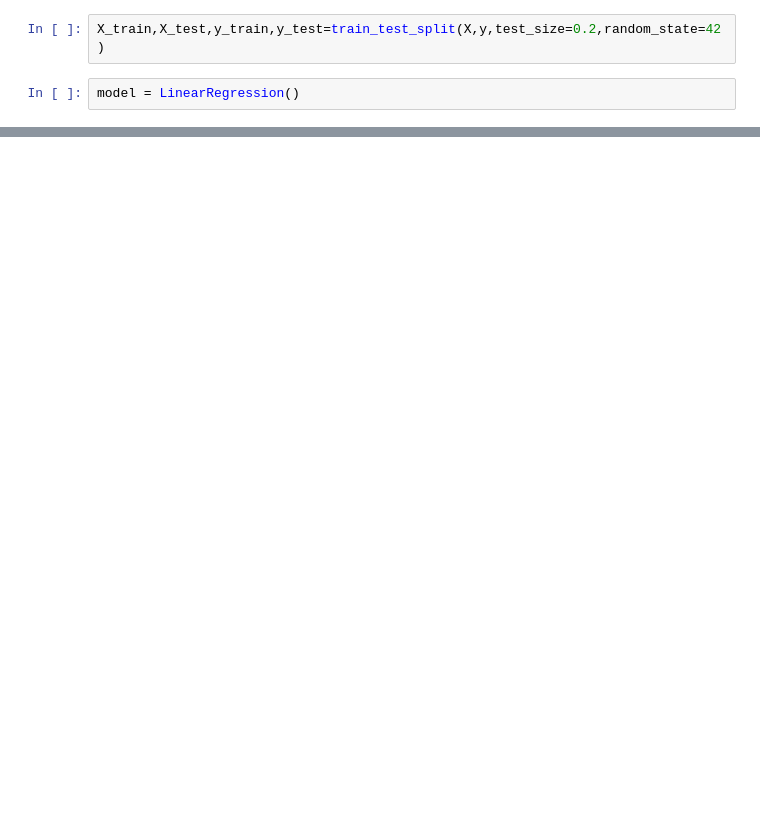
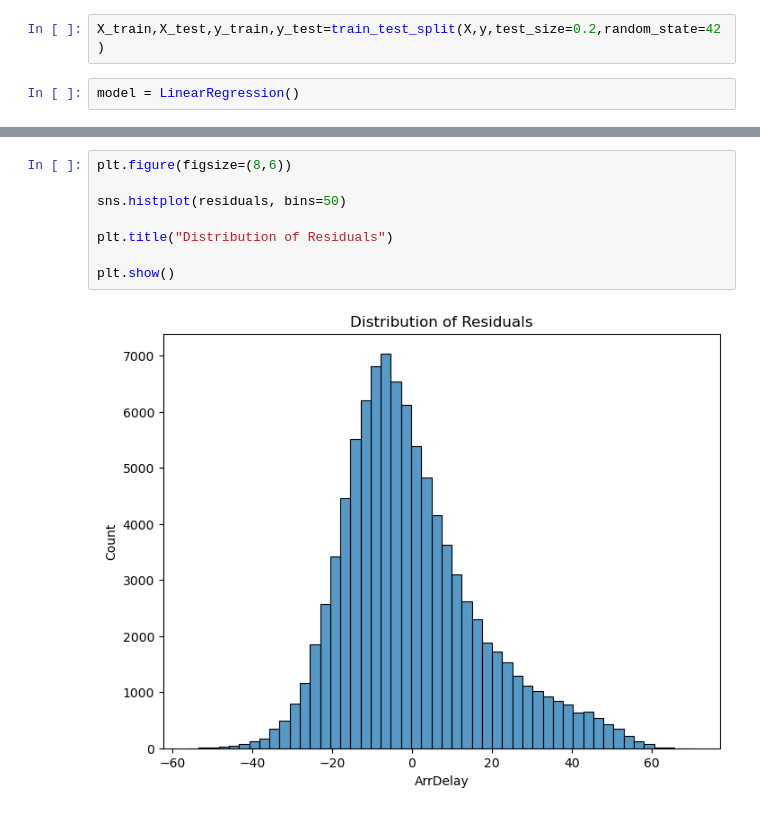
Before and after one commit to Rider-04/daily-python-data-lab, a Jupyter notebook: 04_machine_learning/Regression_Project.ipynb, the cells around one changed output, grey strips where cells are left out. Saved outputs shown, nothing was run; the diff lists cells and outputs as text; blank space fills up the shorter version.

```diff
--- a/04_machine_learning/Regression_Project.ipynb
+++ b/04_machine_learning/Regression_Project.ipynb
@@ -475,0 +521,10 @@ df = df.sample(n=250000, random_state=42)
+# %%
+plt.figure(figsize=(8,6))
+
+sns.histplot(residuals, bins=50)
+
+plt.title("Distribution of Residuals")
+
+plt.show()
+# %% [output]
+[figure, added]
```
Also changed, not shown: parts of 60 cells of this notebook, 1 other file.
